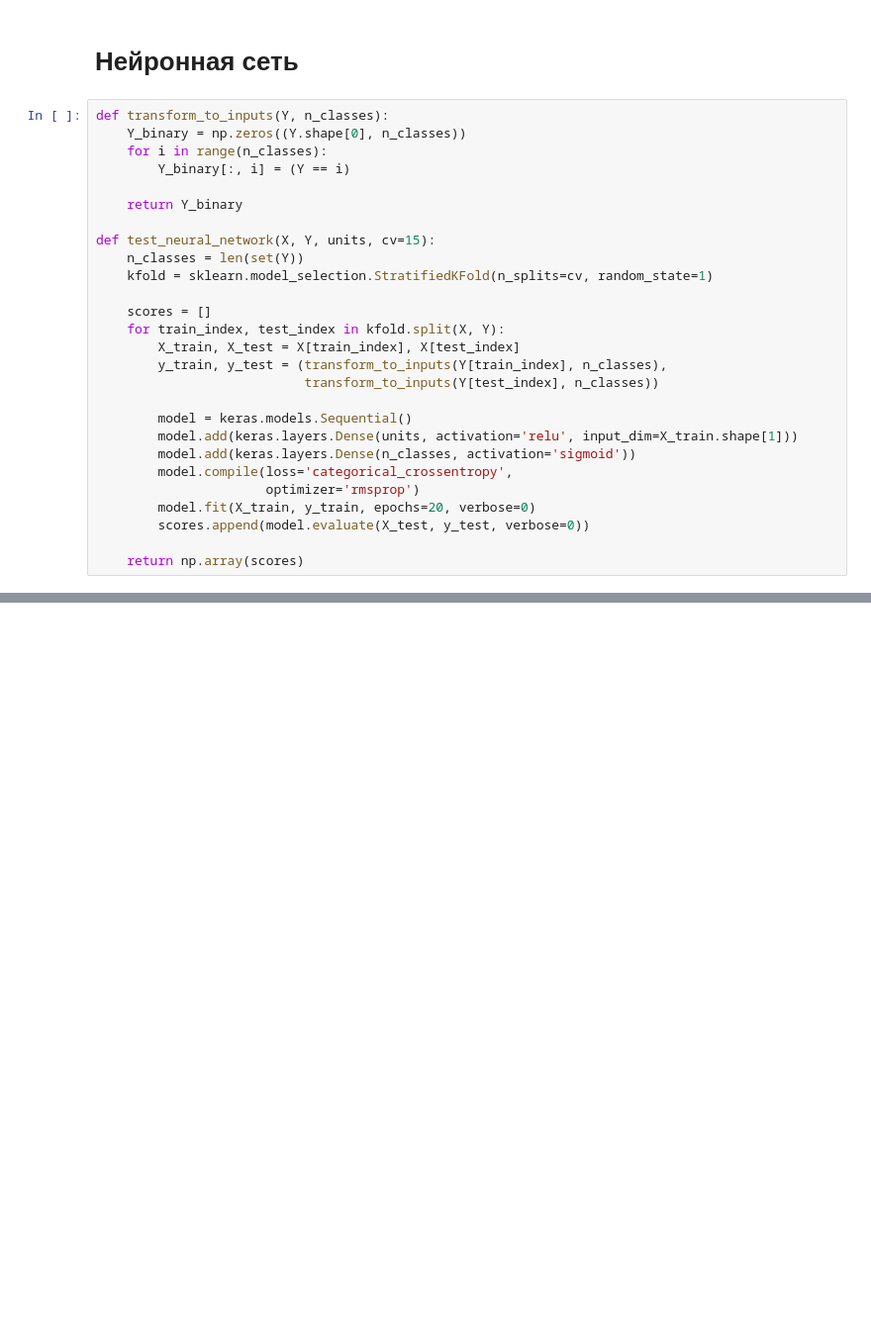
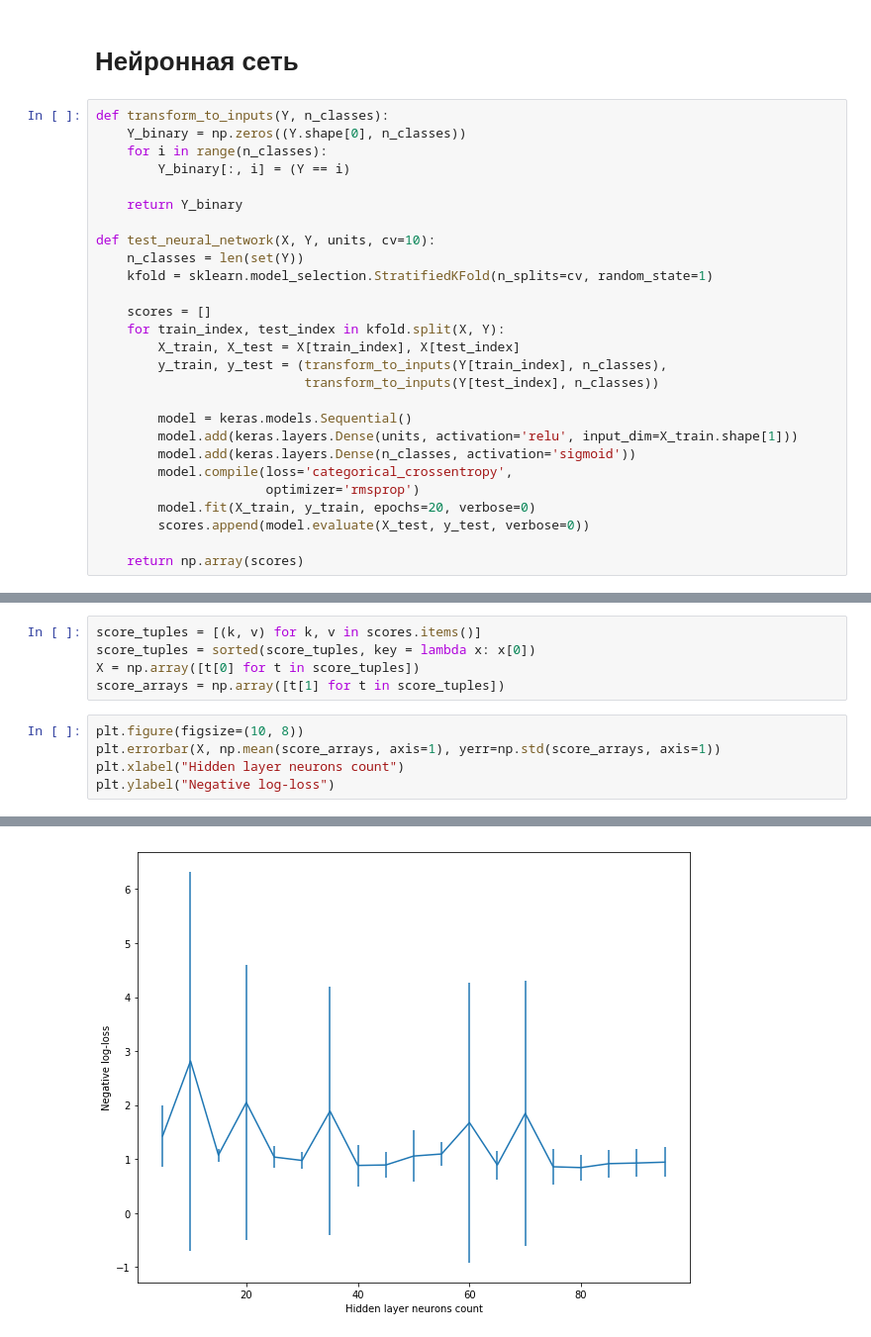
Before and after one commit to Intelligent-Systems-Phystech/BSThesis, a Jupyter notebook: Ivanychev2018/code/Learn.ipynb, the cells around one changed output, grey strips where cells are left out. Shown: that part at 99% size. Drawn from its saved outputs; the diff is of its cells as text; blank space fills up the shorter version.

```diff
--- a/Ivanychev2018/code/Learn.ipynb
+++ b/Ivanychev2018/code/Learn.ipynb
@@ -124,7 +134,7 @@ def transform_to_inputs(Y, n_classes):
 
     return Y_binary
 
-def test_neural_network(X, Y, units, cv=15):
+def test_neural_network(X, Y, units, cv=10):
     n_classes = len(set(Y))
     kfold = sklearn.model_selection.StratifiedKFold(n_splits=cv, random_state=1)
 
@@ -151,0 +222,11 @@ KeyboardInterrupt:
+# %%
+score_tuples = [(k, v) for k, v in scores.items()]
+score_tuples = sorted(score_tuples, key = lambda x: x[0])
+X = np.array([t[0] for t in score_tuples])
+score_arrays = np.array([t[1] for t in score_tuples])
+# %%
+plt.figure(figsize=(10, 8))
+plt.errorbar(X, np.mean(score_arrays, axis=1), yerr=np.std(score_arrays, axis=1))
+plt.xlabel("Hidden layer neurons count")
+plt.ylabel("Negative log-loss")
+# %% [output]
@@ -151,0 +234 @@ KeyboardInterrupt:
+[figure, added]
```
Also changed, not shown: parts of 14 cells of this notebook, 11 other files.
